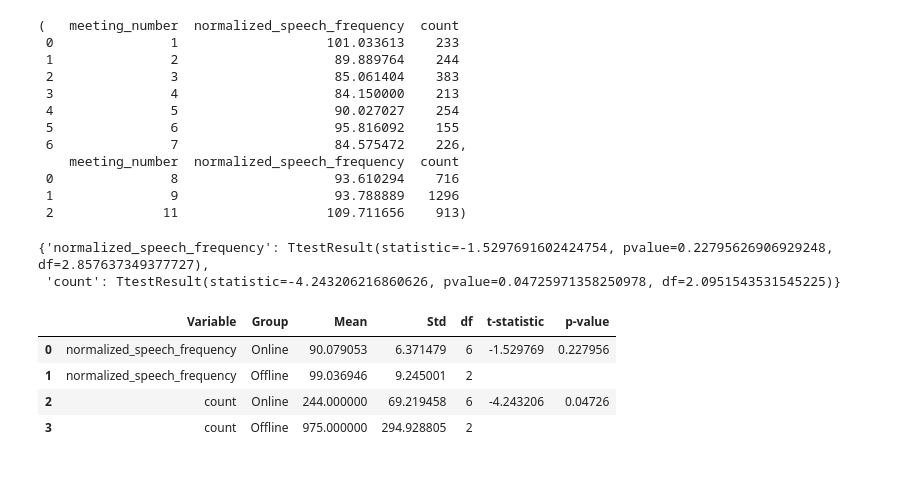
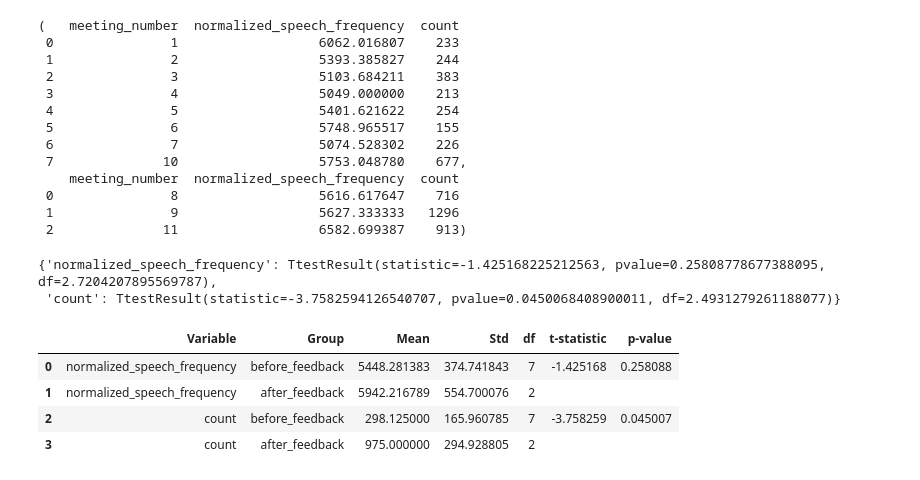
Before and after one commit to team-zerobaek/collaboration-analysis, a Jupyter notebook: ab-test_online_offline.ipynb, the cells around one changed output. Drawn from its saved outputs; the diff is of its cells as text; code cells hidden in the pictures.

Commit message:
fix: online, offline AB test

```diff
--- a/ab-test_online_offline.ipynb
+++ b/ab-test_online_offline.ipynb
@@ -2,18 +2,18 @@
 # Adjusting and running the full analysis as described
 # Importing necessary libraries
 import pandas as pd
+import numpy as np
 from scipy.stats import ttest_ind
 
-# Loading the dataset
 file_path = 'data/dataset_collaboration_with_survey_scores.csv'
 data = pd.read_csv(file_path)
 
-# Filtering the data for the specific project and meetings
-data_filtered = data[(data['project'] == 4) & (
-    data['meeting_number'].isin([1, 2, 3, 4, 5, 6, 7, 8, 9, 11]))]
+data_filtered = data[(data['project'] == 4)]
+data_filtered = data_filtered[~((data_filtered['speaker_id'] == 5) | (
+    data_filtered['next_speaker_id'] == 5))]
 
-# Splitting the data into online (meetings 1-7) and offline (meetings 8, 9, 11)
+# Splitting the data into online (meetings 1-7, 10) and offline (meetings 8, 9, 11)
 online_meetings = data_filtered[data_filtered['meeting_number'].isin([
-                                                                     1, 2, 3, 4, 5, 6, 7])]
+                                                                     1, 2, 3, 4, 5, 6, 7, 10])]
 offline_meetings = data_filtered[data_filtered['meeting_number'].isin([
                                                                       8, 9, 11])]
@@ -52,23 +54,23 @@ def calculate_team_meeting_metrics(meetings):
     return combined_metrics
 
 
-# Calculating team metrics for online and offline meetings
-online_team_metrics = calculate_team_meeting_metrics(online_meetings)
-offline_team_metrics = calculate_team_meeting_metrics(offline_meetings)
-online_team_metrics, offline_team_metrics
+online_meetings_metrics = calculate_team_meeting_metrics(online_meetings)
+offline_meetings_metrics = calculate_team_meeting_metrics(offline_meetings)
+online_meetings_metrics, offline_meetings_metrics
 # %% [output]
 (   meeting_number  normalized_speech_frequency  count
- 0               1                   101.033613    233
- 1               2                    89.889764    244
- 2               3                    85.061404    383
- 3               4                    84.150000    213
- 4               5                    90.027027    254
- 5               6                    95.816092    155
- 6               7                    84.575472    226,
+ 0               1                  6062.016807    233
+ 1               2                  5393.385827    244
+ 2               3                  5103.684211    383
+ 3               4                  5049.000000    213
+ 4               5                  5401.621622    254
+ 5               6                  5748.965517    155
+ 6               7                  5074.528302    226
+ 7              10                  5753.048780    677,
     meeting_number  normalized_speech_frequency  count
- 0               8                    93.610294    716
- 1               9                    93.788889   1296
- 2              11                   109.711656    913)
+ 0               8                  5616.617647    716
+ 1               9                  5627.333333   1296
+ 2              11                  6582.699387    913)
 # %%
 # Function to perform t-tests
 def perform_ttest(group1, group2):
@@ -86,7 +88,7 @@ def dataframe_generator(ttest_results, group1, group2):
     for var in variables:
         row_meeting = {
             'Variable': var,
-            'Group': 'Online',
+            'Group': 'before_feedback',
             'Mean': group1[var].mean(),
             'Std': group1[var].std(),
             'df': len(group1[var]) - 1,
@@ -95,7 +97,7 @@ def dataframe_generator(ttest_results, group1, group2):
         }
         row_chat = {
             'Variable': var,
-            'Group': 'Offline',
+            'Group': 'after_feedback',
             'Mean': group2[var].mean(),
             'Std': group2[var].std(),
             'df': len(group2[var]) - 1,
@@ -109,21 +111,21 @@ def dataframe_generator(ttest_results, group1, group2):
     return detailed_df
 
 
-# Performing t-tests for team metrics
-team_ttest_results = perform_ttest(online_team_metrics, offline_team_metrics)
+team_ttest_results = perform_ttest(
+    online_meetings_metrics, offline_meetings_metrics)
 team_ttest_results
 # %% [output]
-{'normalized_speech_frequency': TtestResult(statistic=-1.5297691602424754, pvalue=0.22795626906929248, df=2.857637349377727),
- 'count': TtestResult(statistic=-4.243206216860626, pvalue=0.04725971358250978, df=2.0951543531545225)}
+{'normalized_speech_frequency': TtestResult(statistic=-1.425168225212563, pvalue=0.25808778677388095, df=2.7204207895569787),
+ 'count': TtestResult(statistic=-3.7582594126540707, pvalue=0.0450068408900011, df=2.4931279261188077)}
 # %%
 dataframe_generator(team_ttest_results,
-                    online_team_metrics, offline_team_metrics)
+                    online_meetings_metrics, offline_meetings_metrics)
 # %% [output]
 |  | Variable | Group | Mean | Std | df | t-statistic | p-value |
-| 0 | normalized_speech_frequency | Online | 90.079053 | 6.371479 | 6 | -1.529769 | 0.227956 |
-| 1 | normalized_speech_frequency | Offline | 99.036946 | 9.245001 | 2 |  |  |
-| 2 | count | Online | 244.000000 | 69.219458 | 6 | -4.243206 | 0.04726 |
-| 3 | count | Offline | 975.000000 | 294.928805 | 2 |  |  |
+| 0 | normalized_speech_frequency | before_feedback | 5448.281383 | 374.741843 | 7 | -1.425168 | 0.258088 |
+| 1 | normalized_speech_frequency | after_feedback | 5942.216789 | 554.700076 | 2 |  |  |
+| 2 | count | before_feedback | 298.125000 | 165.960785 | 7 | -3.758259 | 0.045007 |
+| 3 | count | after_feedback | 975.000000 | 294.928805 | 2 |  |  |
 # %%
 # Function to calculate individual metrics adjusted for meeting count
 def calculate_individual_metrics(meetings, meeting_count):
```
Also changed, not shown: parts of 10 cells of this notebook.
